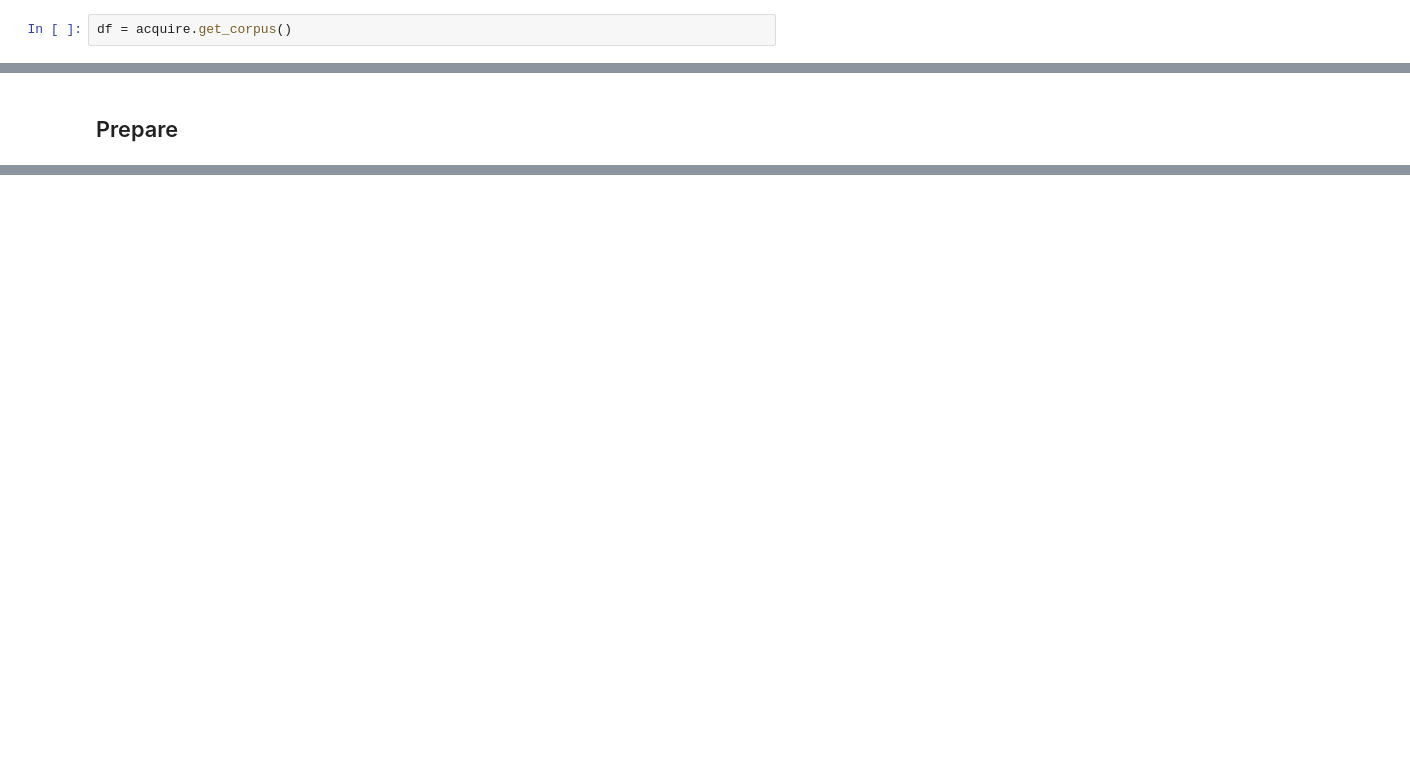
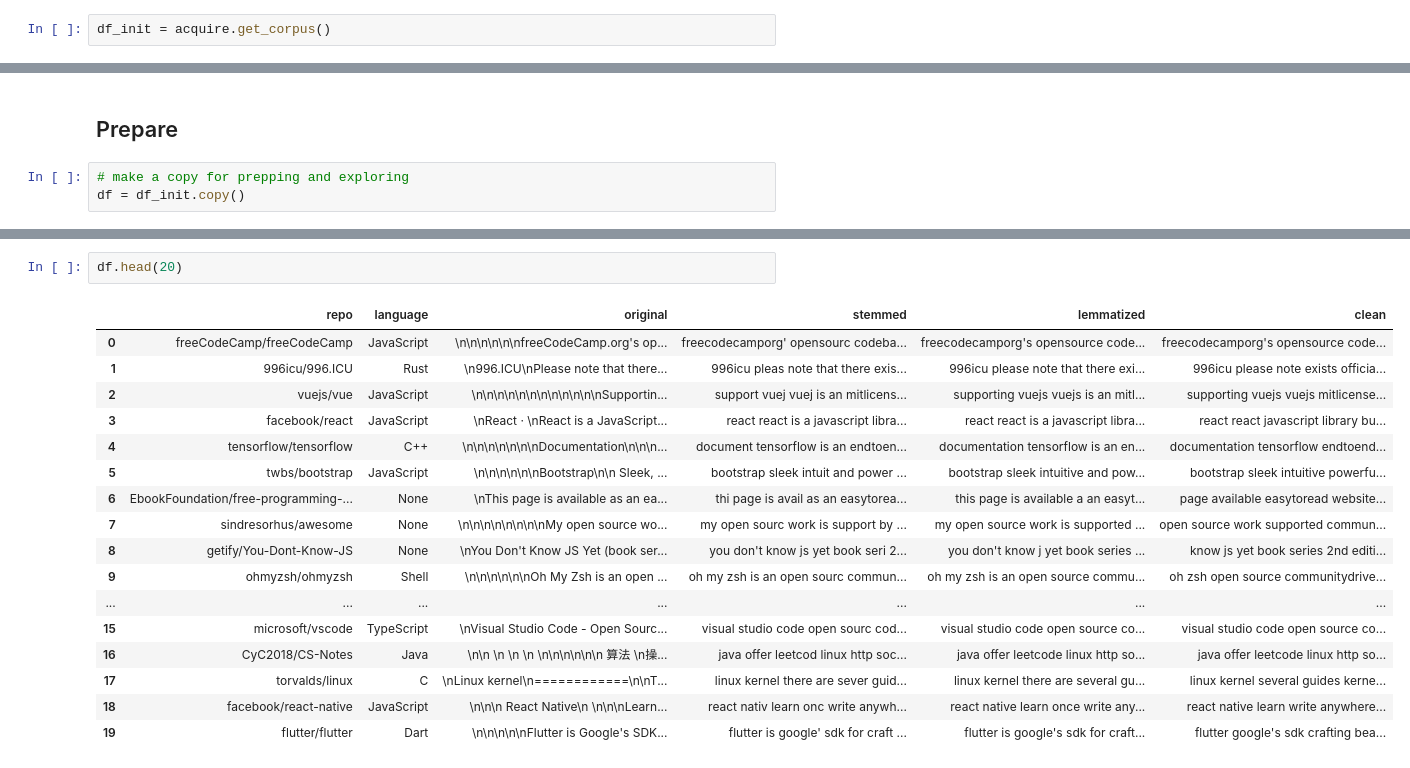
Before and after one commit to super-fantastic-group/nlp-git, a Jupyter notebook: nlp-project.ipynb, the cells around one changed output, grey strips where cells are left out. Drawn from its saved outputs; the diff is of its cells as text; blank space fills up the shorter version.

```diff
--- a/nlp-project.ipynb
+++ b/nlp-project.ipynb
@@ -47,4 +47,4 @@ The dataframe of 100 pages that was just created is looped through, and on each
 
 The `acquire.get_corpus` fuction checks to see if the data file is in the cache. If it is, it reads it in as a dataframe, if file is not in cache, the above mentioned function is run to generate it.
 # %%
-df = acquire.get_corpus()
+df_init = acquire.get_corpus()
@@ -67,2 +67,5 @@ df
 # %% [markdown]
 ## Prepare
+# %%
+# make a copy for prepping and exploring
+df = df_init.copy()
@@ -68,0 +108,20 @@ df
+# %%
+df.head(20)
+# %% [output]
+|  | repo | language | original | stemmed | lemmatized | clean |
+| 0 | freeCodeCamp/freeCodeCamp | JavaScript | \n\n\n\n\n\nfreeCodeCamp.org's op... | freecodecamporg' opensourc codeba... | freecodecamporg's opensource code... | freecodecamporg's opensource code... |
+| 1 | 996icu/996.ICU | Rust | \n996.ICU\nPlease note that there... | 996icu pleas note that there exis... | 996icu please note that there exi... | 996icu please note exists officia... |
+| 2 | vuejs/vue | JavaScript | \n\n\n\n\n\n\n\n\n\n\n\nSupportin... | support vuej vuej is an mitlicens... | supporting vuejs vuejs is an mitl... | supporting vuejs vuejs mitlicense... |
+| 3 | facebook/react | JavaScript | \nReact · \nReact is a JavaScript... | react react is a javascript libra... | react react is a javascript libra... | react react javascript library bu... |
+| 4 | tensorflow/tensorflow | C++ | \n\n\n\n\n\n\nDocumentation\n\n\n... | document tensorflow is an endtoen... | documentation tensorflow is an en... | documentation tensorflow endtoend... |
+| 5 | twbs/bootstrap | JavaScript | \n\n\n\n\n\nBootstrap\n\n Sleek, ... | bootstrap sleek intuit and power ... | bootstrap sleek intuitive and pow... | bootstrap sleek intuitive powerfu... |
+| 6 | EbookFoundation/free-programming-... | None | \nThis page is available as an ea... | thi page is avail as an easytorea... | this page is available a an easyt... | page available easytoread website... |
+| 7 | sindresorhus/awesome | None | \n\n\n\n\n\n\n\nMy open source wo... | my open sourc work is support by ... | my open source work is supported ... | open source work supported commun... |
+| 8 | getify/You-Dont-Know-JS | None | \nYou Don't Know JS Yet (book ser... | you don't know js yet book seri 2... | you don't know j yet book series ... | know js yet book series 2nd editi... |
+| 9 | ohmyzsh/ohmyzsh | Shell | \n\n\n\n\n\nOh My Zsh is an open ... | oh my zsh is an open sourc commun... | oh my zsh is an open source commu... | oh zsh open source communitydrive... |
+| ... | ... | ... | ... | ... | ... | ... |
+| 15 | microsoft/vscode | TypeScript | \nVisual Studio Code - Open Sourc... | visual studio code open sourc cod... | visual studio code open source co... | visual studio code open source co... |
+| 16 | CyC2018/CS-Notes | Java | \n\n \n \n \n \n\n\n\n\n\n 算法 \n操... | java offer leetcod linux http soc... | java offer leetcode linux http so... | java offer leetcode linux http so... |
+| 17 | torvalds/linux | C | \nLinux kernel\n============\n\nT... | linux kernel there are sever guid... | linux kernel there are several gu... | linux kernel several guides kerne... |
+| 18 | facebook/react-native | JavaScript | \n\n\n React Native\n \n\n\nLearn... | react nativ learn onc write anywh... | react native learn once write any... | react native learn write anywhere... |
+| 19 | flutter/flutter | Dart | \n\n\n\n\nFlutter is Google's SDK... | flutter is google' sdk for craft ... | flutter is google's sdk for craft... | flutter google's sdk crafting bea... |
```
Also changed, not shown: parts of 4 cells of this notebook, 1 other file.
